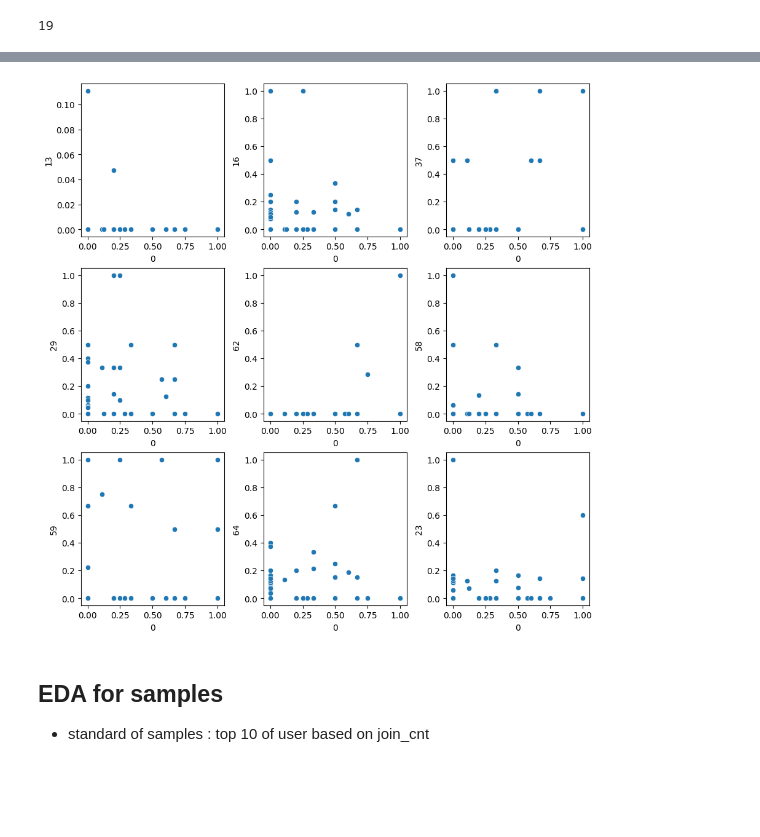
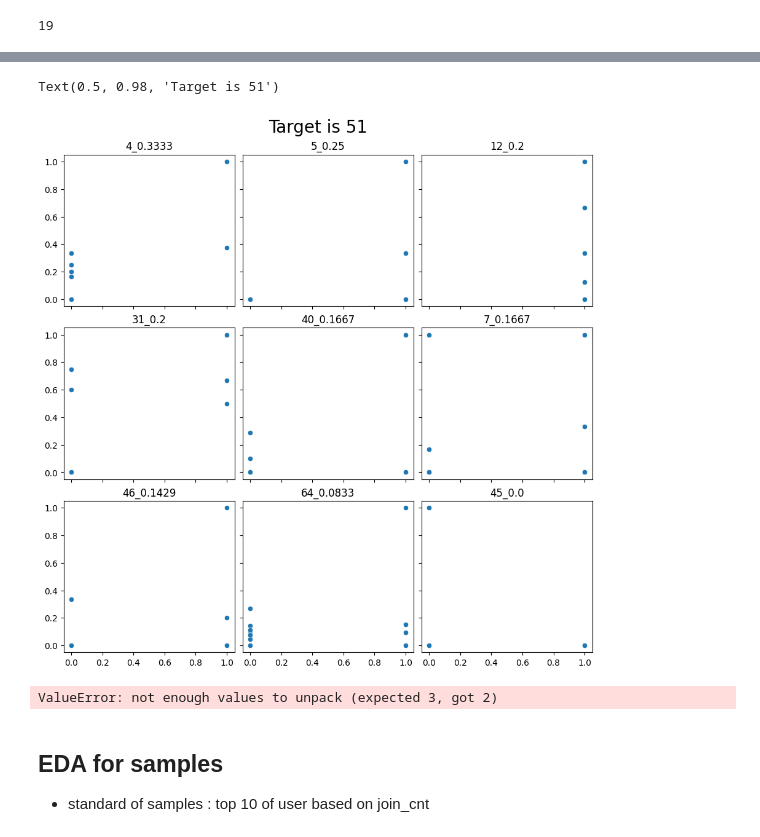
Before and after one commit to csLee94/project_notebook, a Jupyter notebook: collaborative_filtering/notebooks/get_pcc.ipynb, the cells around one changed output, grey strips where cells are left out. Cells and saved outputs as stored; diff of their text form; code cells hidden in the pictures; blank space fills up the shorter version.

```diff
--- a/collaborative_filtering/notebooks/get_pcc.ipynb
+++ b/collaborative_filtering/notebooks/get_pcc.ipynb
@@ -189,0 +189,23 @@ get_error(0,13)
+# %%
+# 일치율
+def apply_weight(target_value, check_value):
+    alpha = 0.2
+    if target_value == check_value:
+        return 1
+    elif (check_value > target_value*(1-alpha)) & (check_value < target_value*(1+alpha)):
+        return 1
+    else:
+        return 0
+
+def get_relation_cnt(target_user:int, check_user:int, data:pd.DataFrame=pcc):
+    if target_user == check_user:
+        return None
+    else:
+        data = data.loc[:, [target_user, check_user]].dropna()
+        data = data.drop(data.loc[(data[target_user]==0)&(data[check_user]==0)].index)
+        if len(data) == 0:
+            return 0
+        data['cnt'] = data.apply(lambda row: apply_weight(row[target_user], row[check_user]), axis=1)
+        return data['cnt'].sum() / len(data)
+
+get_relation_cnt(0,3)
@@ -192,7 +216,7 @@ dict_res = dict()
 for idx in list(pcc.columns):
     dict_tmp = dict()
     for idx_2 in list(pcc.columns):
-        dict_tmp[idx_2] = get_error(idx, idx_2)
+        dict_tmp[idx_2] = get_relation_cnt(idx, idx_2)
     dict_res[idx] = dict_tmp
 
 df_res = pd.DataFrame(dict_res)
@@ -214,18 +243,24 @@ df_res
 # %%
-fig, axes = plt.subplots(3,3, figsize=(9,9), constrained_layout=True)
-target = 0
+fig, axes = plt.subplots(3,3, figsize=(9,9), sharex=True, sharey=True, constrained_layout=True)
 
-list_test = list(df_res[target].sort_values(ascending=False)[1:10].keys())
+target = 51
 
-for index_, idx in enumerate(list_test):
+for index_, idx in enumerate(df_res[target].sort_values(ascending=False)[:9].items()):
     sns.scatterplot(
         ax= axes[index_//3, index_%3],
-        data=df_grouped.loc[df_grouped['user_id'].isin([target,idx])].pivot(index='item_id', columns='user_id', values='ratio').dropna(),
+        data=df_grouped.loc[df_grouped['user_id'].isin([target,idx[0]])].pivot(index='item_id', columns='user_id', values='ratio').dropna(),
         x=target,
-        y=idx
-    )
+        y=idx[0]
+    ).set(title=f"{idx[0]}_{round(idx[1],4)}", ylabel=None, xlabel=None)
+fig.suptitle(f"Target is {target}", fontsize=20)
 # %% [output]
+Text(0.5, 0.98, 'Target is 51')
-[figure, old version]
+[figure, new version]
+# %%
+for idx, test1,test2 in enumerate(df_res[target].sort_values(ascending=False)[:9].items()):
+    print(idx, test1, test2)
+# %% [output]
+ValueError: not enough values to unpack (expected 3, got 2)
 # %% [markdown]
 ## EDA for samples
 - standard of samples : top 10 of user based on join_cnt
```
Also changed, not shown: parts of 5 cells of this notebook.
